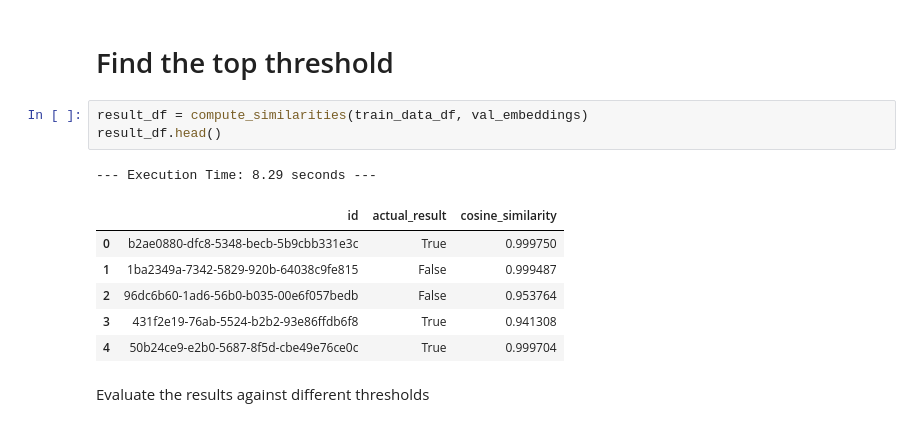
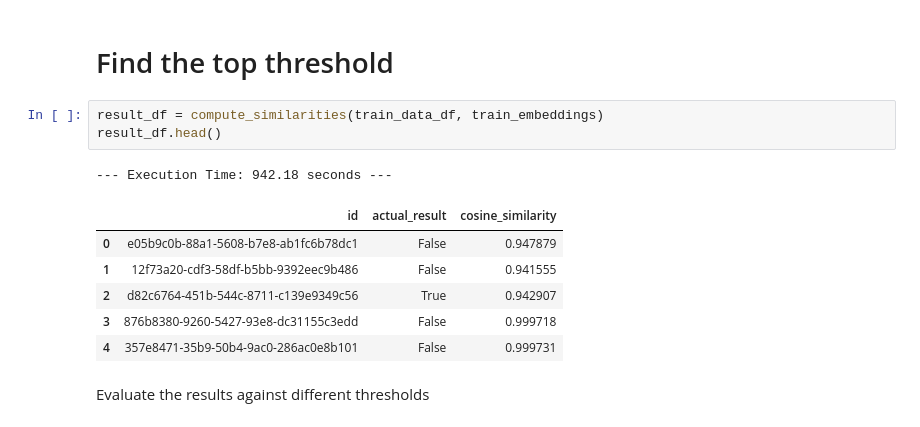
Before and after one commit to Jpoker01/authorship_verification_dt, a Jupyter notebook: notebooks/graph/20251127_JP_integrated_syntactic_graph_embedding.ipynb, the cells around one changed output. Drawn from its saved outputs; the diff is of its cells as text.

```diff
--- a/notebooks/graph/20251127_JP_integrated_syntactic_graph_embedding.ipynb
+++ b/notebooks/graph/20251127_JP_integrated_syntactic_graph_embedding.ipynb
@@ -291,16 +308,16 @@ def create_confusion_matrix(y_true, y_pred, labels=[False, True]):
 # %% [markdown]
 # Find the top threshold
 # %%
-result_df = compute_similarities(train_data_df, val_embeddings)
+result_df = compute_similarities(train_data_df, train_embeddings)
 result_df.head()
 # %% [output]
---- Execution Time: 8.29 seconds ---
+--- Execution Time: 942.18 seconds ---
 |  | id | actual_result | cosine_similarity |
-| 0 | b2ae0880-dfc8-5348-becb-5b9cbb331e3c | True | 0.999750 |
-| 1 | 1ba2349a-7342-5829-920b-64038c9fe815 | False | 0.999487 |
-| 2 | 96dc6b60-1ad6-56b0-b035-00e6f057bedb | False | 0.953764 |
-| 3 | 431f2e19-76ab-5524-b2b2-93e86ffdb6f8 | True | 0.941308 |
-| 4 | 50b24ce9-e2b0-5687-8f5d-cbe49e76ce0c | True | 0.999704 |
+| 0 | e05b9c0b-88a1-5608-b7e8-ab1fc6b78dc1 | False | 0.947879 |
+| 1 | 12f73a20-cdf3-58df-b5bb-9392eec9b486 | False | 0.941555 |
+| 2 | d82c6764-451b-544c-8711-c139e9349c56 | True | 0.942907 |
+| 3 | 876b8380-9260-5427-93e8-dc31155c3edd | False | 0.999718 |
+| 4 | 357e8471-35b9-50b4-9ac0-286ac0e8b101 | False | 0.999731 |
 # %% [markdown]
 Evaluate the results against different thresholds
 # %%
```
Also changed, not shown: parts of 11 cells of this notebook, 14 other files.
